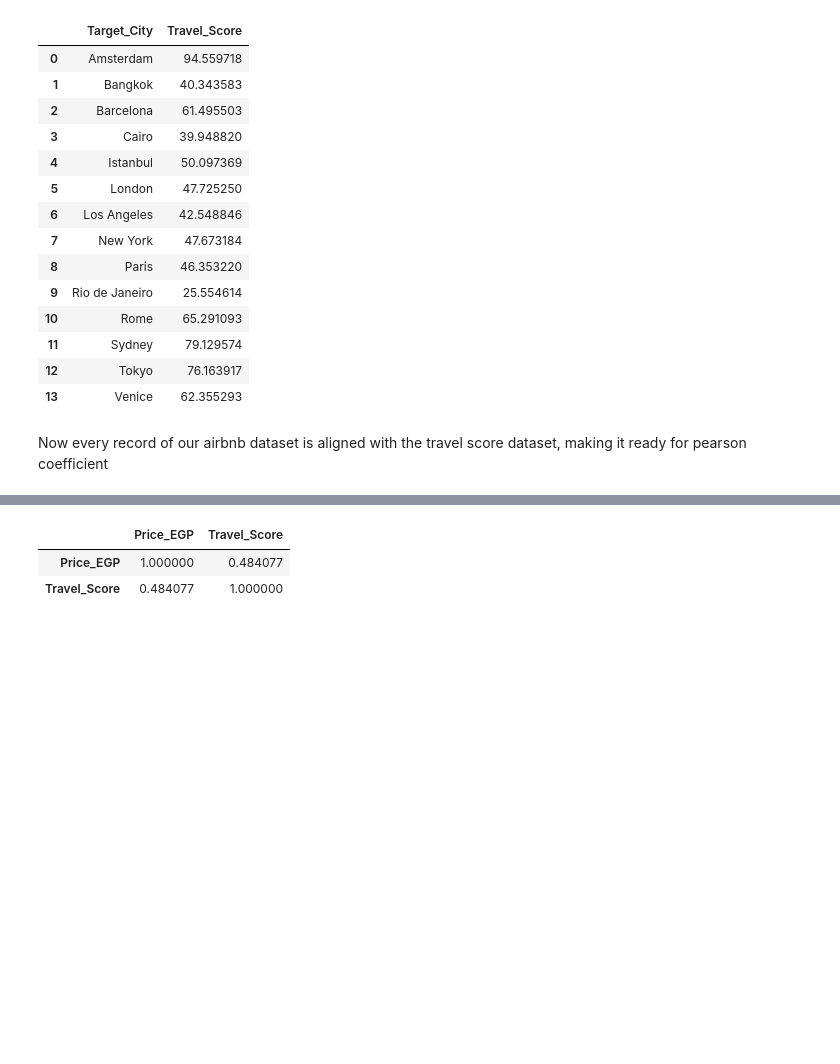
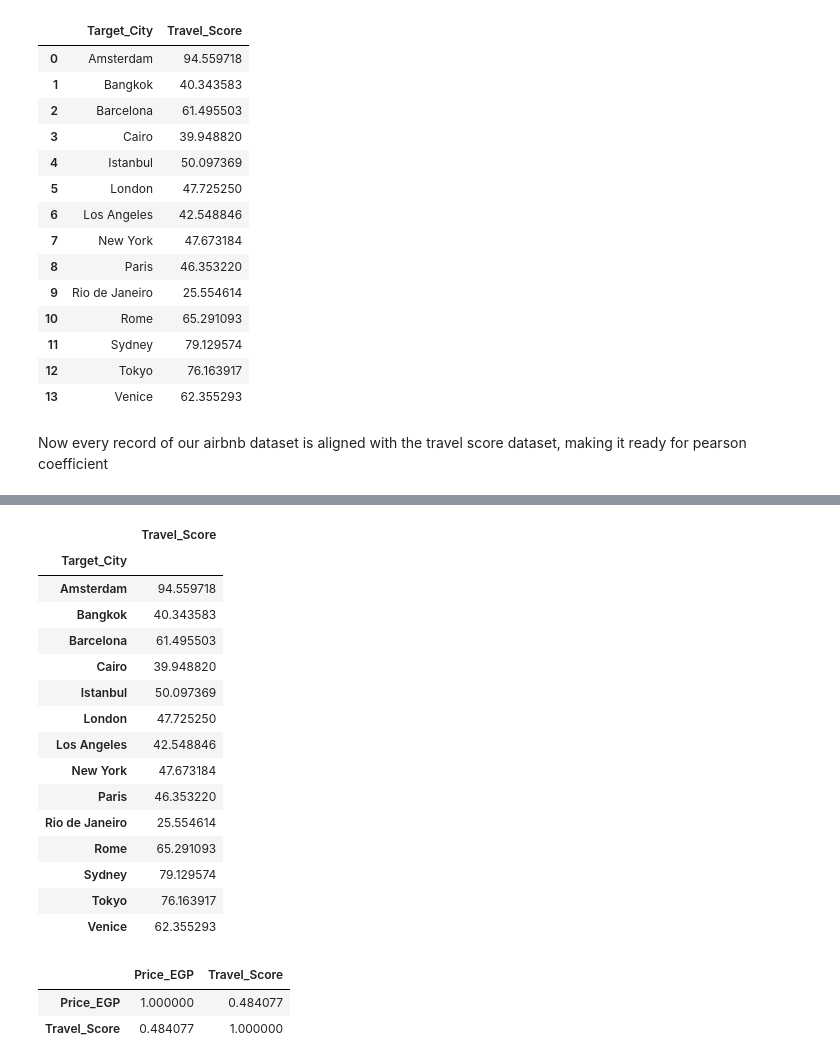
Before and after one commit to FahdKhater/Data-Analysis-Project, a Jupyter notebook: DA_Q1/DA_Project_Q1.ipynb, the cells around one changed output, grey strips where cells are left out. Drawn from its saved outputs; the diff is of its cells as text; code cells hidden in the pictures; blank space fills up the shorter version.

```diff
--- a/DA_Q1/DA_Project_Q1.ipynb
+++ b/DA_Q1/DA_Project_Q1.ipynb
@@ -162,2 +199,21 @@ correlation_coeff
+# %%
+df_sat2
+# %% [output]
+|  | Travel_Score |
+| Target_City |  |
+| Amsterdam | 94.559718 |
+| Bangkok | 40.343583 |
+| Barcelona | 61.495503 |
+| Cairo | 39.948820 |
+| Istanbul | 50.097369 |
+| London | 47.725250 |
+| Los Angeles | 42.548846 |
+| New York | 47.673184 |
+| Paris | 46.353220 |
+| Rio de Janeiro | 25.554614 |
+| Rome | 65.291093 |
+| Sydney | 79.129574 |
+| Tokyo | 76.163917 |
+| Venice | 62.355293 |
 # %%
 #Check corr with library for confirmation
```
Also changed, not shown: parts of 8 cells of this notebook.
